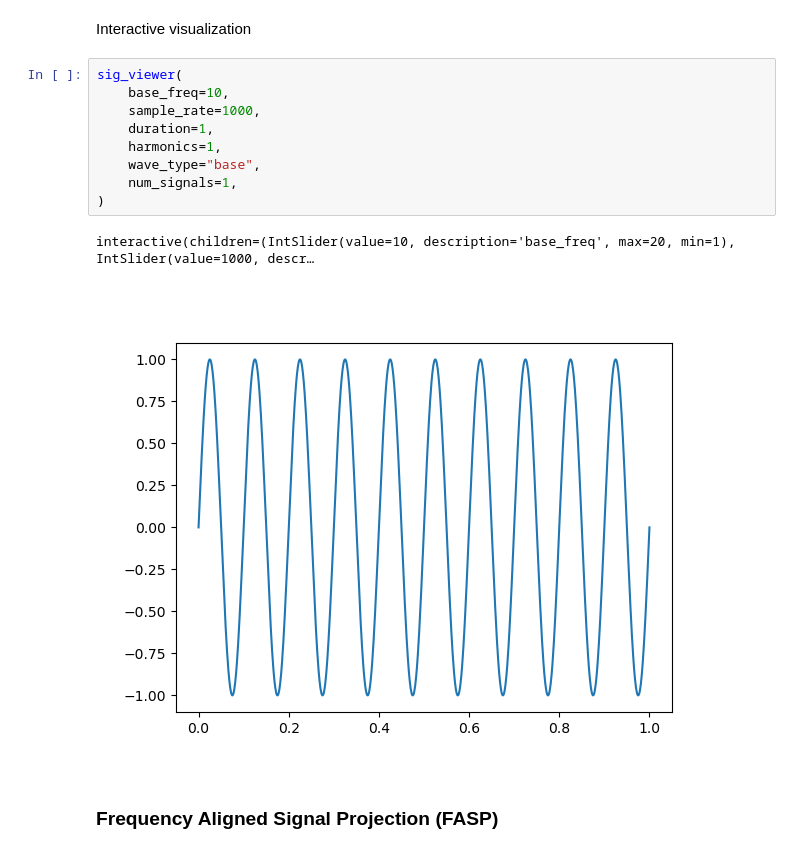
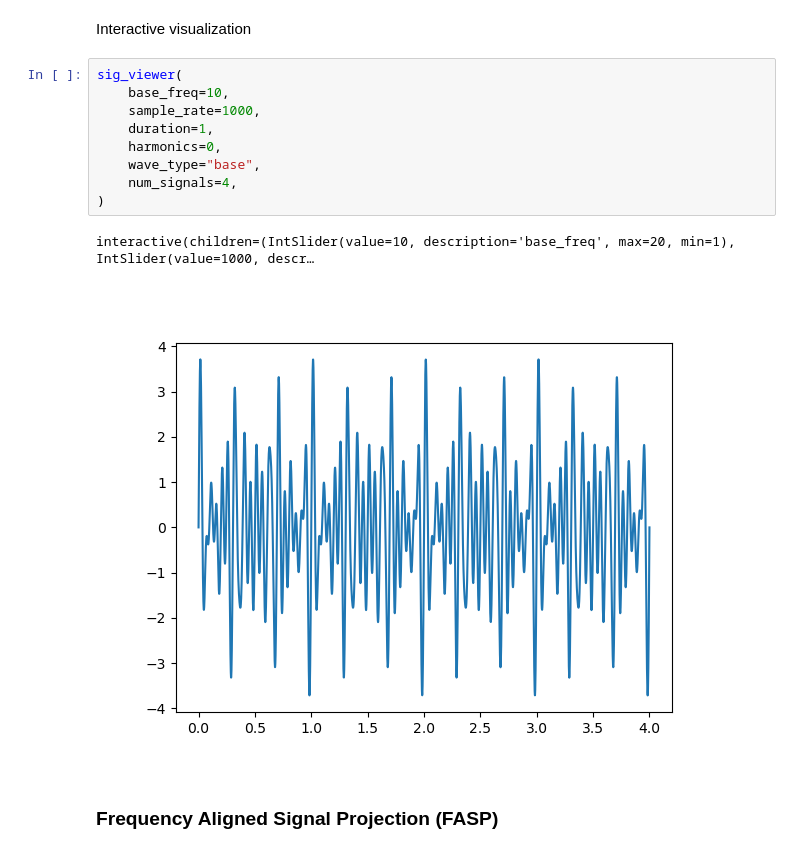
Before and after one commit to ORNL/dasp-stacker, a Jupyter notebook: examples/dasp_example_notebook.ipynb, the cells around one changed output. Cells and saved outputs as stored; diff of their text form.

```diff
--- a/examples/dasp_example_notebook.ipynb
+++ b/examples/dasp_example_notebook.ipynb
@@ -66,15 +66,15 @@ Interactive visualization
 # %%
 sig_viewer(
     base_freq=10,
     sample_rate=1000,
     duration=1,
-    harmonics=1,
+    harmonics=0,
     wave_type="base",
-    num_signals=1,
+    num_signals=4,
 )
 # %% [output]
 interactive(children=(IntSlider(value=10, description='base_freq', max=20, min=1), IntSlider(value=1000, descr…
-[figure, old version]
+[figure, new version]
 # %% [markdown]
 ### Frequency Aligned Signal Projection (FASP)
 # %% [markdown]
```
Also changed, not shown: parts of 1 cell of this notebook, 5 other files.
